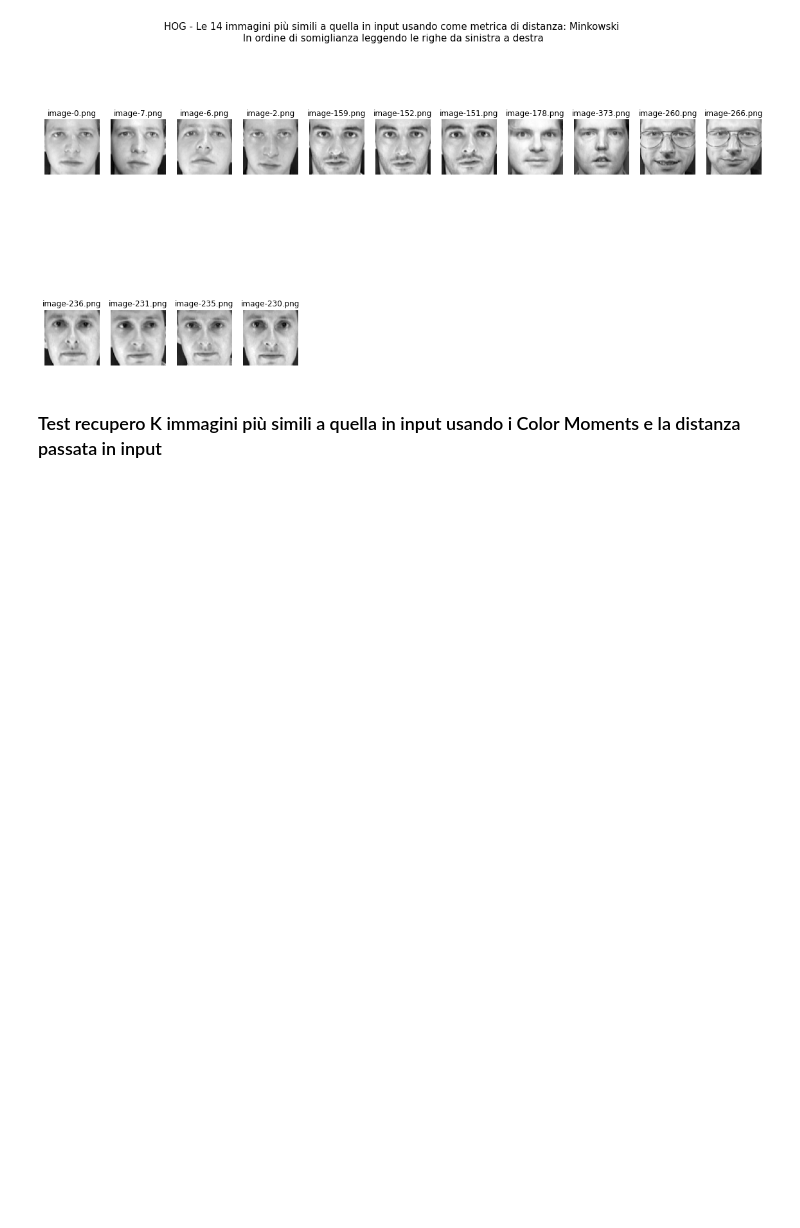
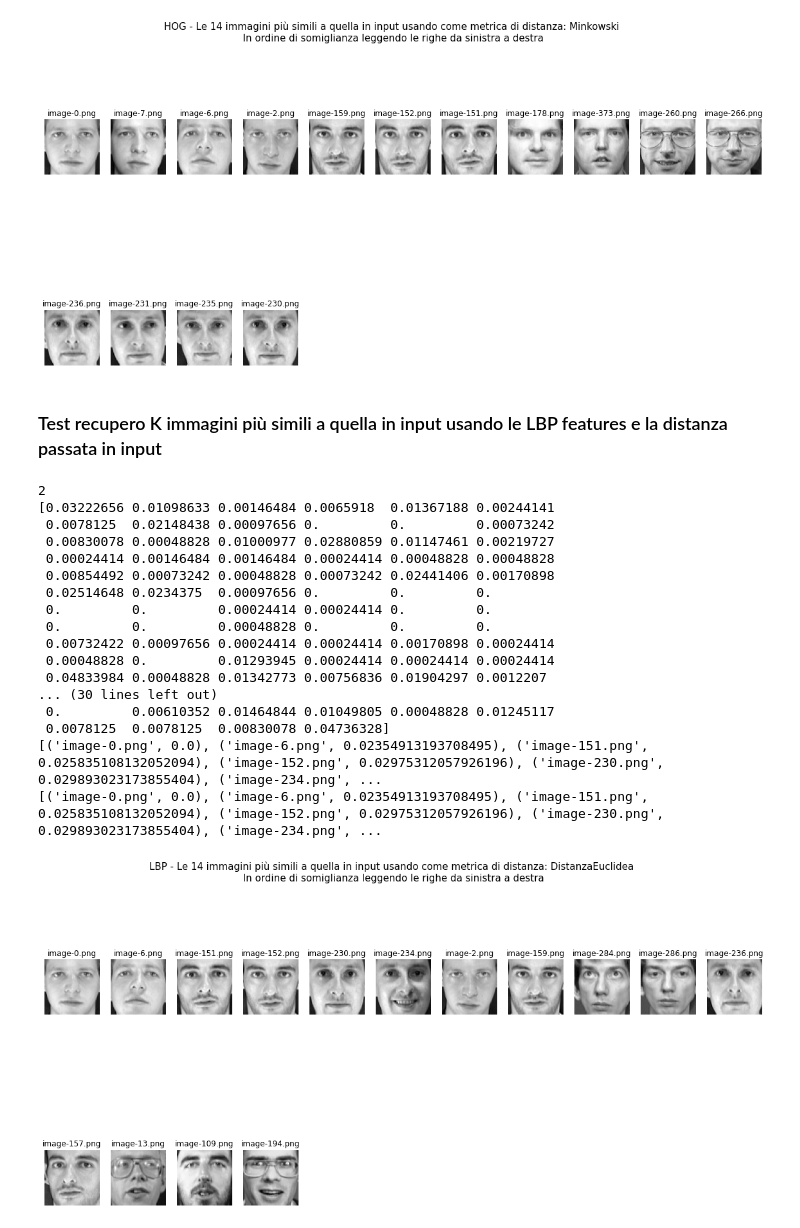
Before and after one commit to LivioScarpi/Progetto_DBM, a Jupyter notebook: Task Puliti/task3.ipynb, the cells around one changed output. Drawn from its saved outputs; the diff is of its cells as text; code cells hidden in the pictures; blank space fills up the shorter version.

Commit message:
chore: implementazione confronto immagini sulla base dell’istogramma LBP

```diff
--- a/Task Puliti/task3.ipynb
+++ b/Task Puliti/task3.ipynb
@@ -282,4 +370,4 @@ plt.show()
 [figure]
 [figure]
 # %% [markdown]
-### Test recupero K immagini più simili a quella in input usando i Color Moments e la distanza passata in input
+### Test recupero K immagini più simili a quella in input usando le LBP features e la distanza passata in input
@@ -303,0 +374,55 @@ plt.show()
+# %%
+import math
+# numero di immagini simili che vogliamo ottenere
+k = 14
+
+w = 10
+h = 10
+columns = 11    # le colonne sono 11 per riga
+rows = math.trunc(k / 10) + 1
+
+print(rows)
+
+distanceMetrics = ['DistanzaEuclidea']
+
+for i in range(len(distanceMetrics)):
+    fig = plt.figure(figsize=(20, 10))
+    fig.suptitle('LBP - ' + 'Le ' + str(k) + ' immagini più simili a quella in input usando come metrica di distanza: ' + distanceMetrics[i] + '\n In ordine di somiglianza leggendo le righe da sinistra a destra', fontsize=15)
+    # plt.axis('off')
+    currentIndex = 1
+
+    kSimilarImagesOfColMom = getKsimilarImages(inputImage, k, 'LBP', distanceMetrics[i])
+    print(kSimilarImagesOfColMom)
+
+    for j in range(len(kSimilarImagesOfColMom)):
+        imageName = kSimilarImagesOfColMom[j][0]
+        # load the image
+        image = Image.open('./olivetti_PNG_master/images/' + imageName)
+
+        fig.add_subplot(rows, columns, currentIndex)
+        plt.imshow(image, cmap='gray')
+        plt.axis('off')
+        plt.title(imageName)
+
+        currentIndex += 1
+
+plt.show()
+# %% [output]
+2
+[0.03222656 0.01098633 0.00146484 0.0065918  0.01367188 0.00244141
+ 0.0078125  0.02148438 0.00097656 0.         0.         0.00073242
+ 0.00830078 0.00048828 0.01000977 0.02880859 0.01147461 0.00219727
+ 0.00024414 0.00146484 0.00146484 0.00024414 0.00048828 0.00048828
+ 0.00854492 0.00073242 0.00048828 0.00073242 0.02441406 0.00170898
+ 0.02514648 0.0234375  0.00097656 0.         0.         0.
+ 0.         0.         0.00024414 0.00024414 0.         0.
+ 0.         0.         0.00048828 0.         0.         0.
+ 0.00732422 0.00097656 0.00024414 0.00024414 0.00170898 0.00024414
+ 0.00048828 0.         0.01293945 0.00024414 0.00024414 0.00024414
+ 0.04833984 0.00048828 0.01342773 0.00756836 0.01904297 0.0012207
+... (30 lines left out)
+ 0.         0.00610352 0.01464844 0.01049805 0.00048828 0.01245117
+ 0.0078125  0.0078125  0.00830078 0.04736328]
+[('image-0.png', 0.0), ('image-6.png', 0.02354913193708495), ('image-151.png', 0.025835108132052094), ('image-152.png', 0.02975312057926196), ('image-230.png', 0.029893023173855404), ('image-234.png', ...
+[('image-0.png', 0.0), ('image-6.png', 0.02354913193708495), ('image-151.png', 0.025835108132052094), ('image-152.png', 0.02975312057926196), ('image-230.png', 0.029893023173855404), ('image-234.png', ...
+[figure, added]
```
Also changed, not shown: parts of 5 cells of this notebook, 3 other files.
